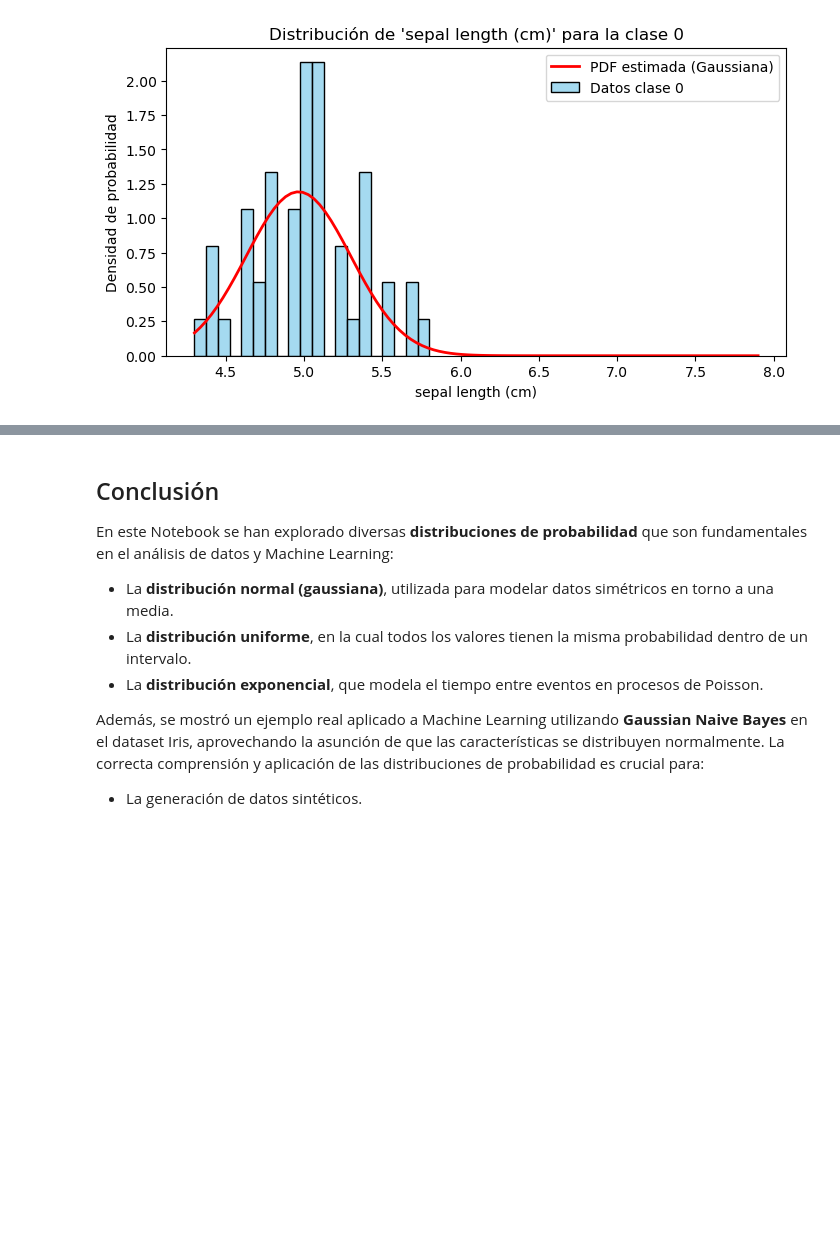
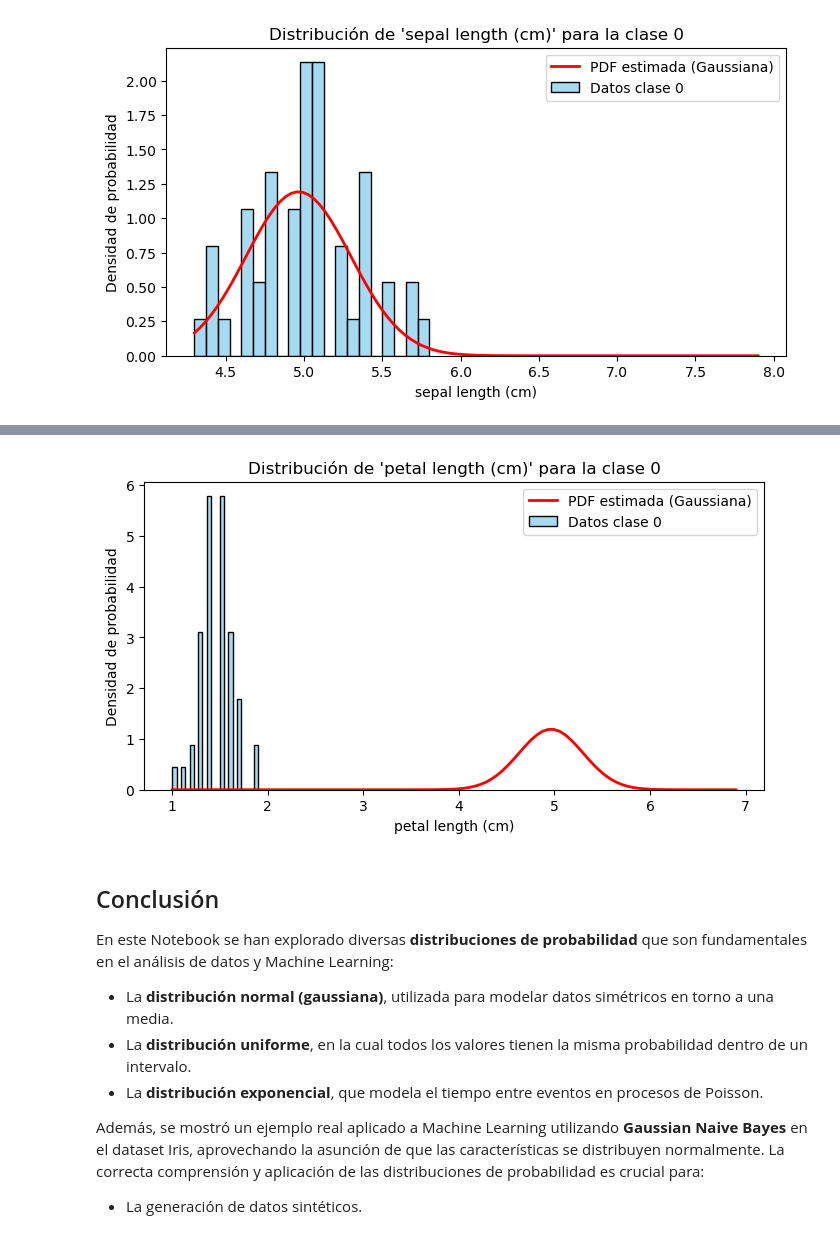
Before and after one commit to Sapehui0003/Programacion-2, a Jupyter notebook: Estadística/3. Distribuciones_probabilidad_ml.ipynb, the cells around one changed output, grey strips where cells are left out. Cells and saved outputs as stored; diff of their text form; code cells hidden in the pictures; blank space fills up the shorter version.

Commit message:
Agregar ejercicio cambiando variables

```diff
--- a/Estadística/3. Distribuciones_probabilidad_ml.ipynb
+++ b/Estadística/3. Distribuciones_probabilidad_ml.ipynb
@@ -221,0 +224,78 @@ Desviación estándar estimada (manual) para 'sepal length (cm)' de la clase 0:
+# %%
+import pandas as pd
+import numpy as np
+import matplotlib.pyplot as plt
+import seaborn as sns
+from sklearn import datasets
+from sklearn.model_selection import train_test_split
+from sklearn.naive_bayes import GaussianNB
+from sklearn.metrics import accuracy_score
+from scipy.stats import norm
+
+# ------------------------------
+# 1. Cargar y preparar el dataset Iris
+# ------------------------------
+iris = datasets.load_iris()
+df_iris = pd.DataFrame(data=iris.data, columns=iris.feature_names)
+df_iris['target'] = iris.target
+
+# Dividir el dataset en características (X) y variable objetivo (y)
+X = df_iris[iris.feature_names]
+y = df_iris['target']
+
+# Dividir en conjuntos de entrenamiento y prueba
+X_train, X_test, y_train, y_test = train_test_split(
+    X, y, test_size=0.3, random_state=42)
+
+# ------------------------------
+# 2. Entrenar el clasificador Gaussian Naive Bayes
+# ------------------------------
+gnb = GaussianNB()
+gnb.fit(X_train, y_train)
+
+# Realizar predicciones
+y_pred = gnb.predict(X_test)
+
+# Calcular la precisión del modelo
+precision = accuracy_score(y_test, y_pred)
+print(f'Precisión del modelo Gaussian Naive Bayes: {precision:.3f}')
+
+# ------------------------------
+# 3. Calcular manualmente la media y la desviación estándar para "petal length (cm)" de la clase 0
+# ------------------------------
+# Seleccionar la clase 0 y la característica "petal length (cm)"
+class_index = 0       # Clase 0 (Iris-setosa)
+feature_index = 0     # "petal length (cm)" es la primera característica
+
+# Filtrar los datos de entrenamiento para la clase 0
+X_train_class0 = X_train[y_train == class_index].values
+
+# Calcular la media y la desviación estándar manualmente
+mu_est = np.mean(X_train_class0[:, feature_index])
+sigma_est = np.std(X_train_class0[:, feature_index])
+print(f"\nMedia estimada (manual) para 'petal length (cm)' de la clase 0: {mu_est:.3f}")
+print(f"Desviación estándar estimada (manual) para 'petal length (cm)' de la clase 0: {sigma_est:.3f}")
+
+# ------------------------------
+# 4. Graficar la distribución de probabilidad estimada
+# ------------------------------
+# Generar un rango de valores basado en los datos reales
+x_vals = np.linspace(df_iris['petal length (cm)'].min(),
+                     df_iris['petal length (cm)'].max(), 100)
+
+# Calcular la función de densidad de probabilidad (PDF) utilizando la distribución normal
+pdf_vals = norm.pdf(x_vals, loc=mu_est, scale=sigma_est)
+
+# Filtrar los datos reales para la clase 0
+data_class0 = df_iris[df_iris['target'] == class_index]['petal length (cm)']
+
+# Graficar el histograma de los datos y la PDF estimada
+plt.figure(figsize=(8, 4))
+sns.histplot(data_class0, bins=20, stat='density', color='skyblue', label='Datos clase 0')
+plt.plot(x_vals, pdf_vals, color='red', lw=2, label='PDF estimada (Gaussiana)')
+plt.title("Distribución de 'petal length (cm)' para la clase 0")
+plt.xlabel("petal length (cm)")
+plt.ylabel("Densidad de probabilidad")
+plt.legend()
+plt.show()
+# %% [output]
@@ -222,3 +306,4 @@ Desviación estándar estimada (manual) para 'sepal length (cm)' de la clase 0:
+[figure, added]
 # %% [markdown]
 ## Conclusión
 
```
Also changed, not shown: parts of 5 cells of this notebook.
